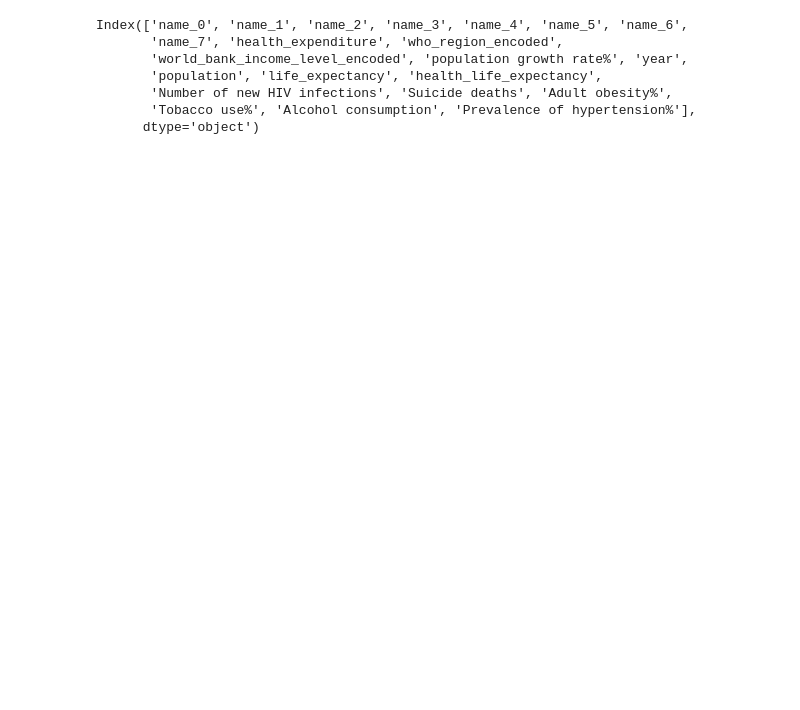
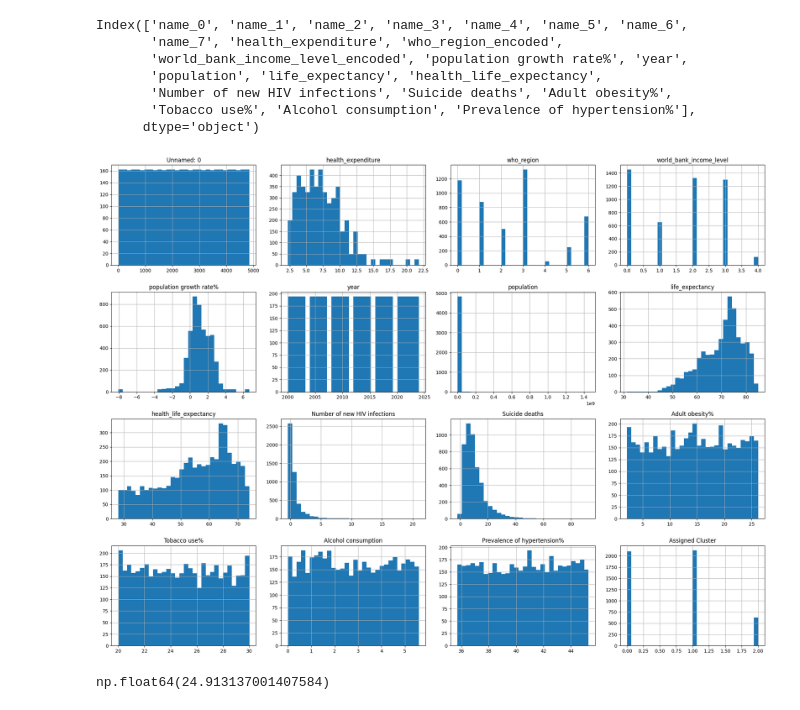
Before and after one commit to ahmddbilall/health_care_ML_project, a Jupyter notebook: application/pages/temp.ipynb, the cells around one changed output. Cells and saved outputs as stored; diff of their text form; code cells hidden in the pictures; blank space fills up the shorter version.

Commit message:
Application Two Pages Done Collective Regression and Clustering Open To Editing On Suggestions

```diff
--- a/application/pages/temp.ipynb
+++ b/application/pages/temp.ipynb
@@ -23,3 +23,18 @@ df_encoded['world_bank_income_level']=df_non_encoded['world_bank_income_level']
 df_encoded['who_region']=df_non_encoded['who_region']
 # %%
 df_encoded.to_csv('C:\\Users\\hp\\Desktop\\health_care_ML_project\\application\\data.csv', index=False)
+# %%
+import pandas as pd
+df=pd.read_csv("D:\Desktop\health_care_ML_project\models\pklFiles\ClusterDataForTimeSeries.csv")
+# %%
+import matplotlib.pyplot as plt
+
+df.hist(figsize=(20, 15), bins=30)
+plt.tight_layout()
+plt.show()
+# %% [output]
+[figure, added]
+# %%
+df['Tobacco use%'].median()
+# %% [output]
+np.float64(24.913137001407584)
```
Also changed, not shown: parts of 6 cells of this notebook, 13 other files.
